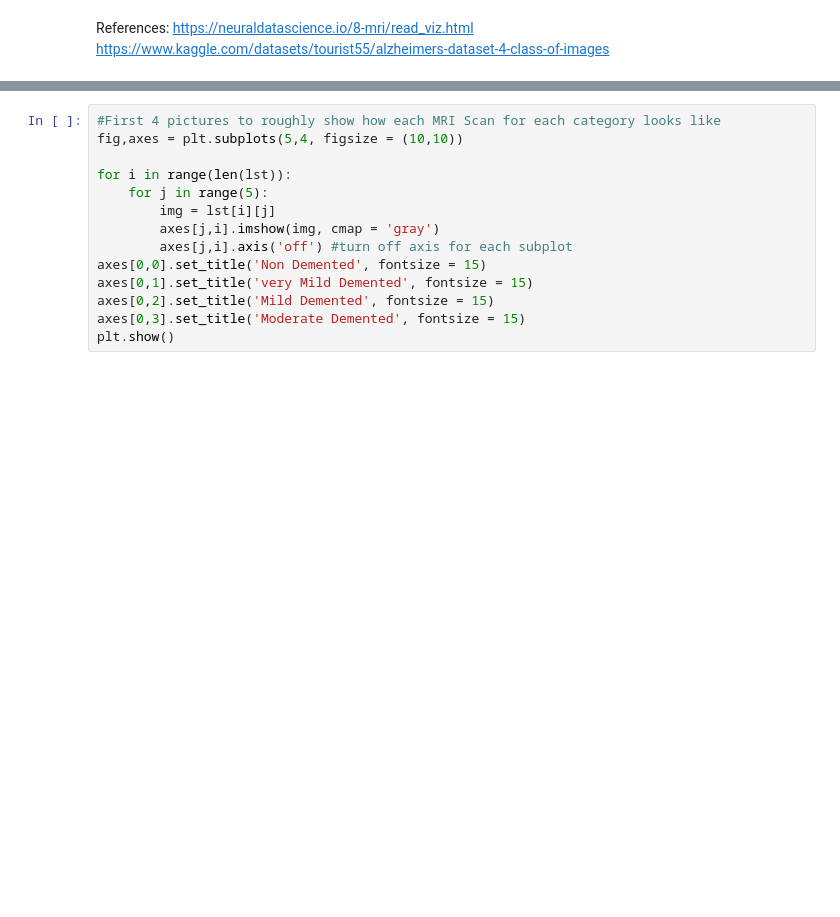
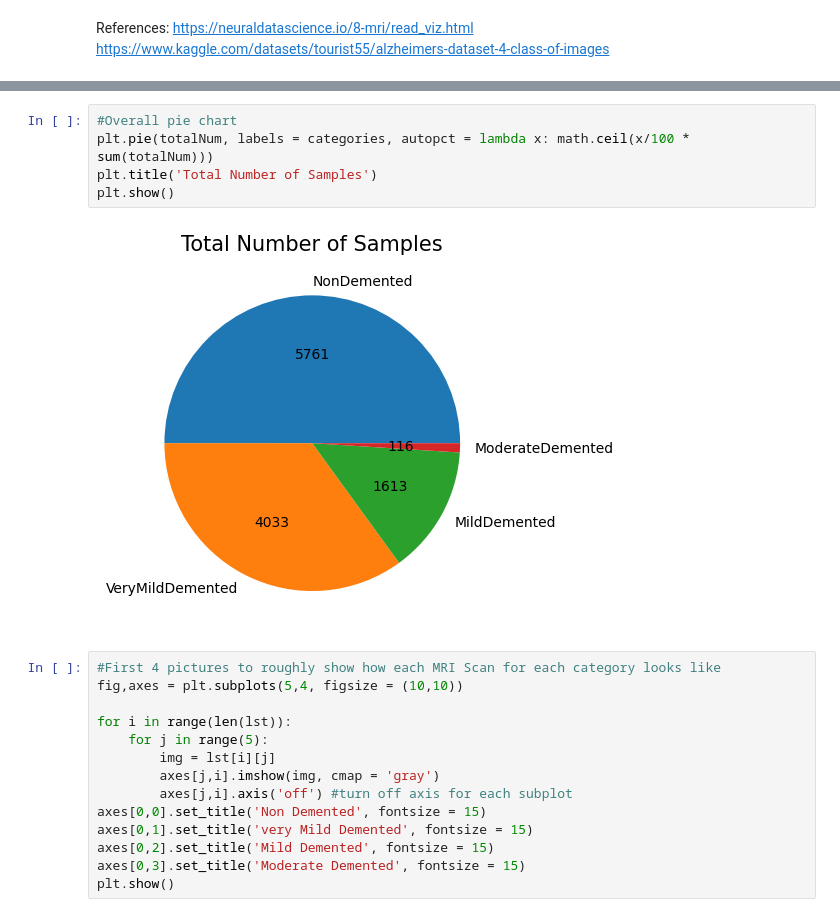
Before and after one commit to Shiraishie/Alzheimer-Detection, a Jupyter notebook: Alzheimer.ipynb, the cells around one changed output, grey strips where cells are left out. Drawn from its saved outputs; the diff is of its cells as text; blank space fills up the shorter version.

```diff
--- a/Alzheimer.ipynb
+++ b/Alzheimer.ipynb
@@ -78,3 +108,10 @@ identity the progression of alzheimer maybe how much the white part increases in
+# %%
+#Overall pie chart
+plt.pie(totalNum, labels = categories, autopct = lambda x: math.ceil(x/100 * sum(totalNum)))
+plt.title('Total Number of Samples')
+plt.show()
+# %% [output]
+[figure, added]
 # %%
 #First 4 pictures to roughly show how each MRI Scan for each category looks like
 fig,axes = plt.subplots(5,4, figsize = (10,10))
```
Also changed, not shown: parts of 21 cells of this notebook, 2 other files.
